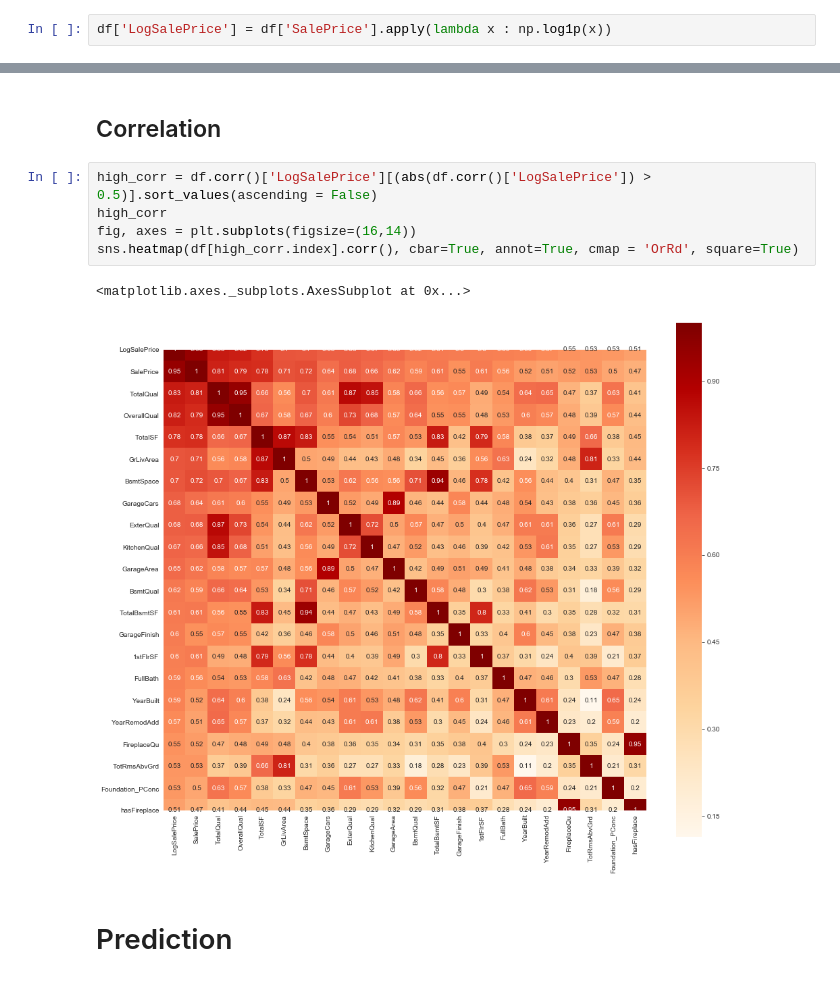
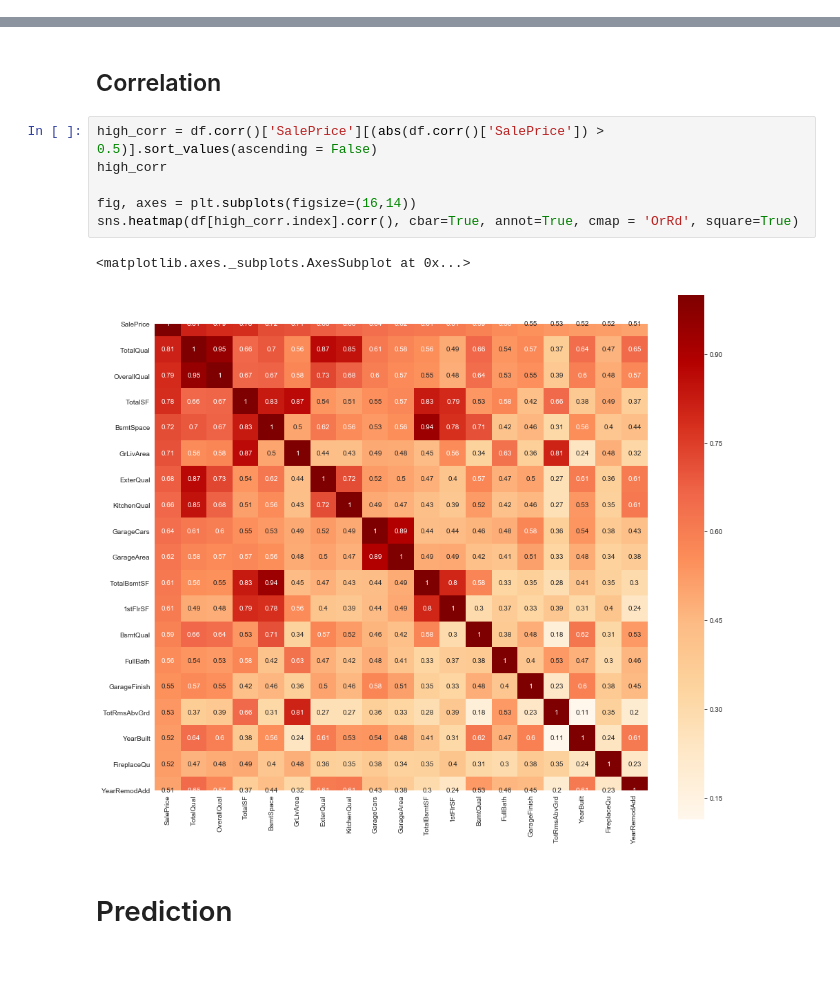
Before and after one commit to lijq33/Data-mining, a Jupyter notebook: Data Mining Assignment.ipynb, the cells around one changed output, grey strips where cells are left out. Saved outputs shown, nothing was run; the diff lists cells and outputs as text.

```diff
--- a/Data Mining Assignment.ipynb
+++ b/Data Mining Assignment.ipynb
@@ -437,5 +437,3 @@ min       34900.000000
 75%      214000.000000
 max      755000.000000
 Name: SalePrice, dtype: float64
-# %%
-df['LogSalePrice'] = df['SalePrice'].apply(lambda x : np.log1p(x))
@@ -604,13 +589,14 @@ df['PaveScore'] = df['PavedDrive'] + df['Alley'] + df['Street']
 # %% [markdown]
 ## Correlation
 # %%
-high_corr = df.corr()['LogSalePrice'][(abs(df.corr()['LogSalePrice']) > 0.5)].sort_values(ascending = False)
+high_corr = df.corr()['SalePrice'][(abs(df.corr()['SalePrice']) > 0.5)].sort_values(ascending = False)
 high_corr
+
 fig, axes = plt.subplots(figsize=(16,14))
 sns.heatmap(df[high_corr.index].corr(), cbar=True, annot=True, cmap = 'OrRd', square=True)
 # %% [output]
 <matplotlib.axes._subplots.AxesSubplot at 0x...>
-[figure, old version]
+[figure, new version]
 # %% [markdown]
 # Prediction
 # %% [markdown]
```
Also changed, not shown: parts of 38 cells of this notebook.
